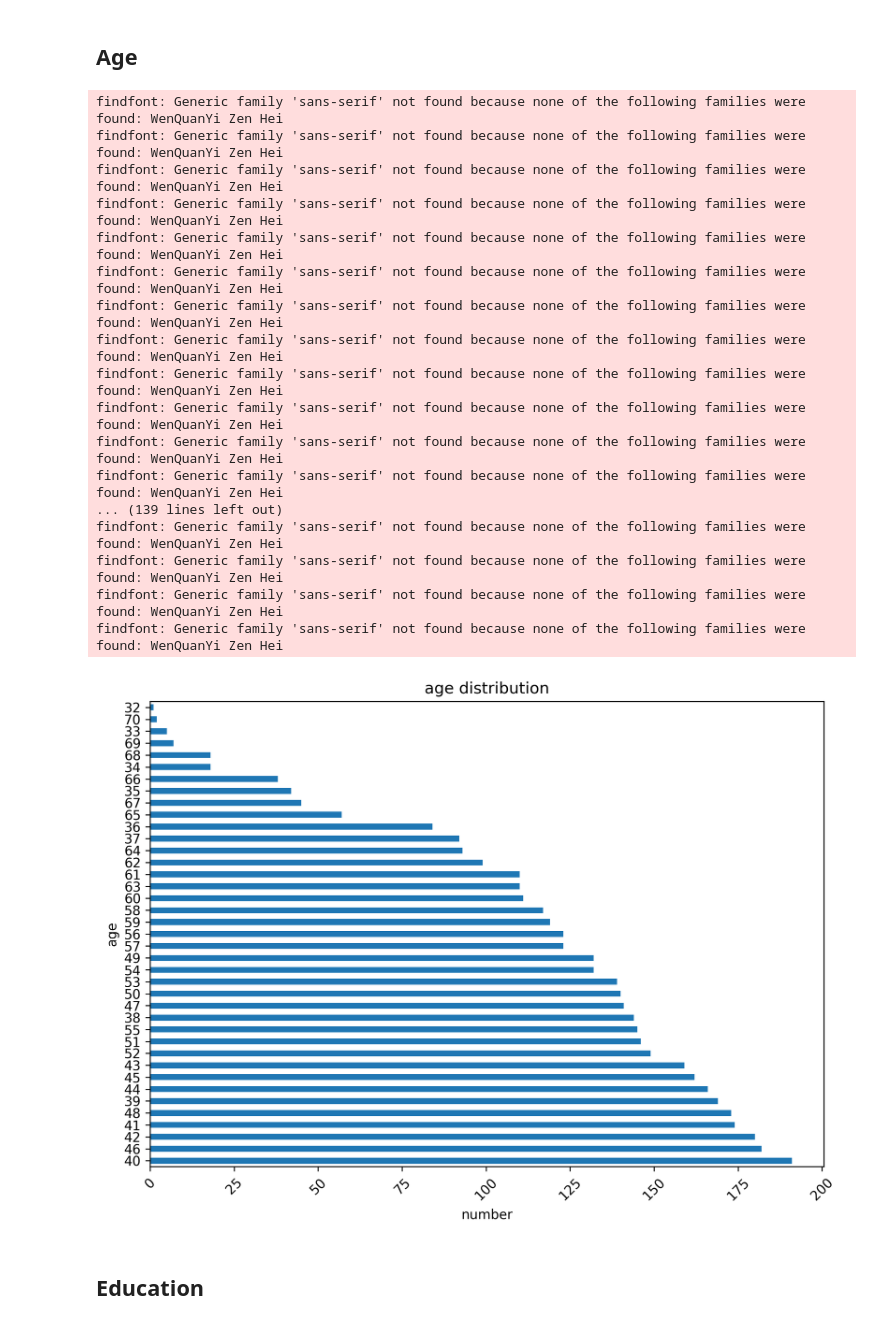
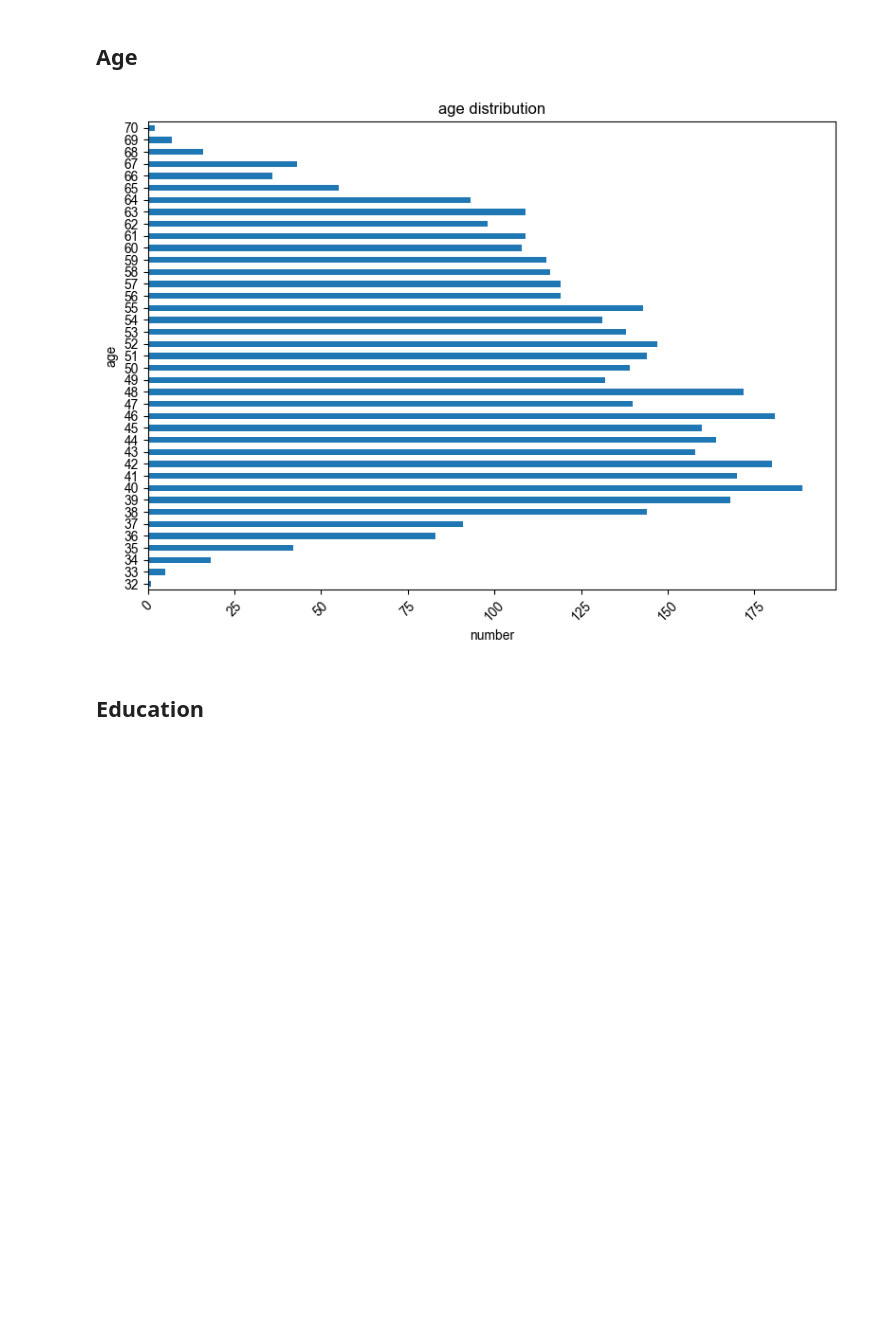
Before and after one commit to xuyihaowwa123/CHD_data_analysis2, a Jupyter notebook: CHD_data_analysis.ipynb, the cells around one changed output. Drawn from its saved outputs; the diff is of its cells as text; code cells hidden in the pictures; blank space fills up the shorter version.

```diff
--- a/CHD_data_analysis.ipynb
+++ b/CHD_data_analysis.ipynb
@@ -71,6 +71,8 @@ After checking the data in the data table, we confirmed that each column contain
 # %% [markdown]
 ## Gender
 # %%
+# set font
+plt.rcParams["font.family"] = ["Arial", "SimHei"]
 # Replace 0 in the male column with female, and 1 with male
 df['male'] = df['male'].map({0: 'female', 1:'male'})
 
@@ -110,37 +95,20 @@ findfont: Generic family 'sans-serif' not found because none of the following fa
 ## Age
 # %%
 # Plot the number distribution of the male column
-value_counts_male = df['age'].value_counts()
+value_counts_gender = df['age'].value_counts().sort_index()
 plt.figure(figsize=(8, 6))
-value_counts_male.plot(kind='barh')
+value_counts_gender.plot(kind='barh')
 plt.ylabel('age')
 plt.xlabel('number')
 plt.xticks(rotation=45)
 plt.title('age distribution')
 plt.tight_layout()
 plt.show()
 
 # The distribution corresponds to the expected.
 # No anomalies detected
 # %% [output]
-findfont: Generic family 'sans-serif' not found because none of the following families were found: WenQuanYi Zen Hei
-findfont: Generic family 'sans-serif' not found because none of the following families were found: WenQuanYi Zen Hei
-findfont: Generic family 'sans-serif' not found because none of the following families were found: WenQuanYi Zen Hei
-findfont: Generic family 'sans-serif' not found because none of the following families were found: WenQuanYi Zen Hei
-findfont: Generic family 'sans-serif' not found because none of the following families were found: WenQuanYi Zen Hei
-findfont: Generic family 'sans-serif' not found because none of the following families were found: WenQuanYi Zen Hei
-findfont: Generic family 'sans-serif' not found because none of the following families were found: WenQuanYi Zen Hei
-findfont: Generic family 'sans-serif' not found because none of the following families were found: WenQuanYi Zen Hei
-findfont: Generic family 'sans-serif' not found because none of the following families were found: WenQuanYi Zen Hei
-findfont: Generic family 'sans-serif' not found because none of the following families were found: WenQuanYi Zen Hei
-findfont: Generic family 'sans-serif' not found because none of the following families were found: WenQuanYi Zen Hei
-findfont: Generic family 'sans-serif' not found because none of the following families were found: WenQuanYi Zen Hei
-... (139 lines left out)
-findfont: Generic family 'sans-serif' not found because none of the following families were found: WenQuanYi Zen Hei
-findfont: Generic family 'sans-serif' not found because none of the following families were found: WenQuanYi Zen Hei
-findfont: Generic family 'sans-serif' not found because none of the following families were found: WenQuanYi Zen Hei
-findfont: Generic family 'sans-serif' not found because none of the following families were found: WenQuanYi Zen Hei
-[figure, old version]
+[figure, new version]
 # %% [markdown]
 ## Education
 # %%
```
Also changed, not shown: parts of 13 cells of this notebook.
